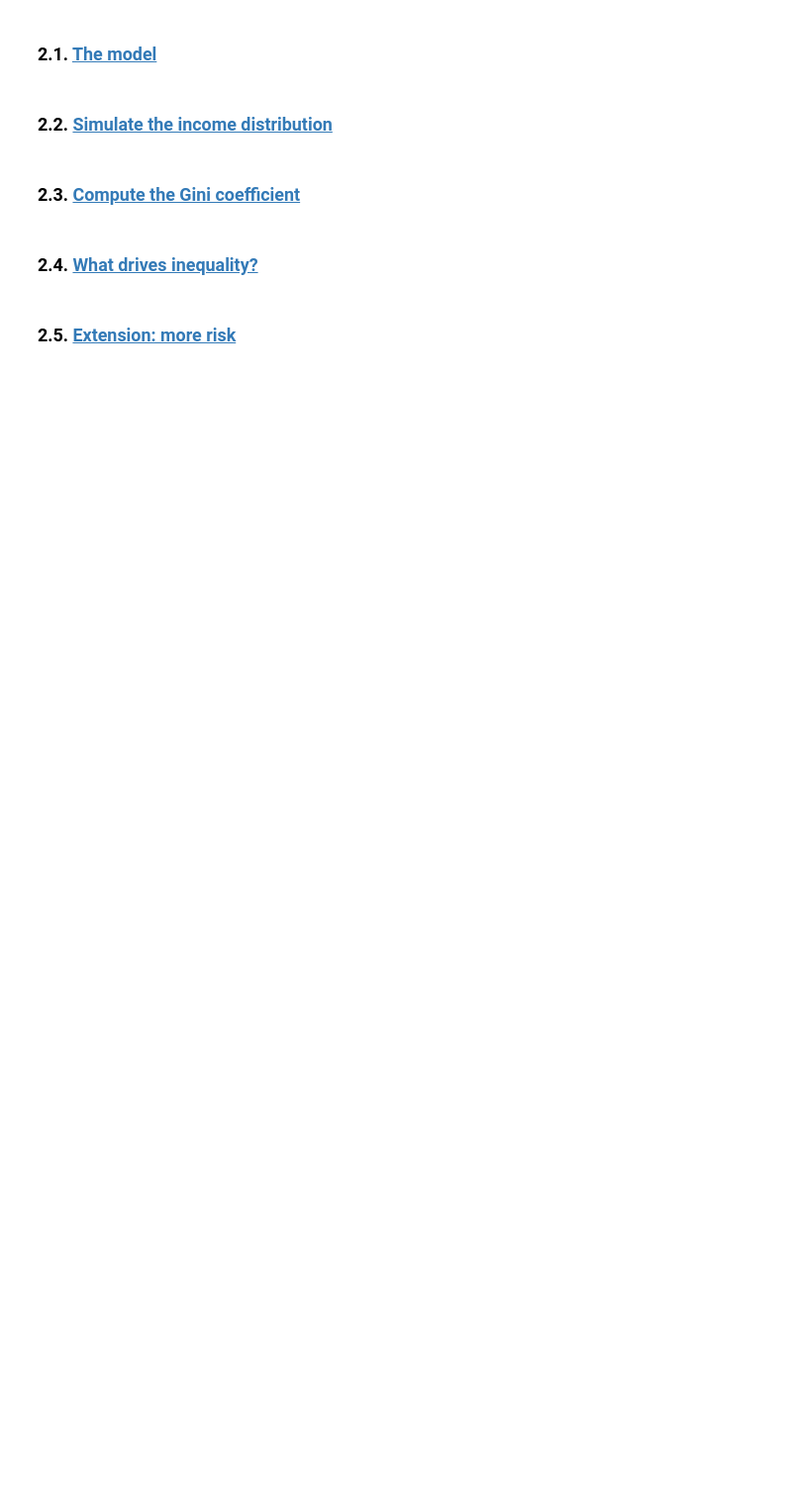
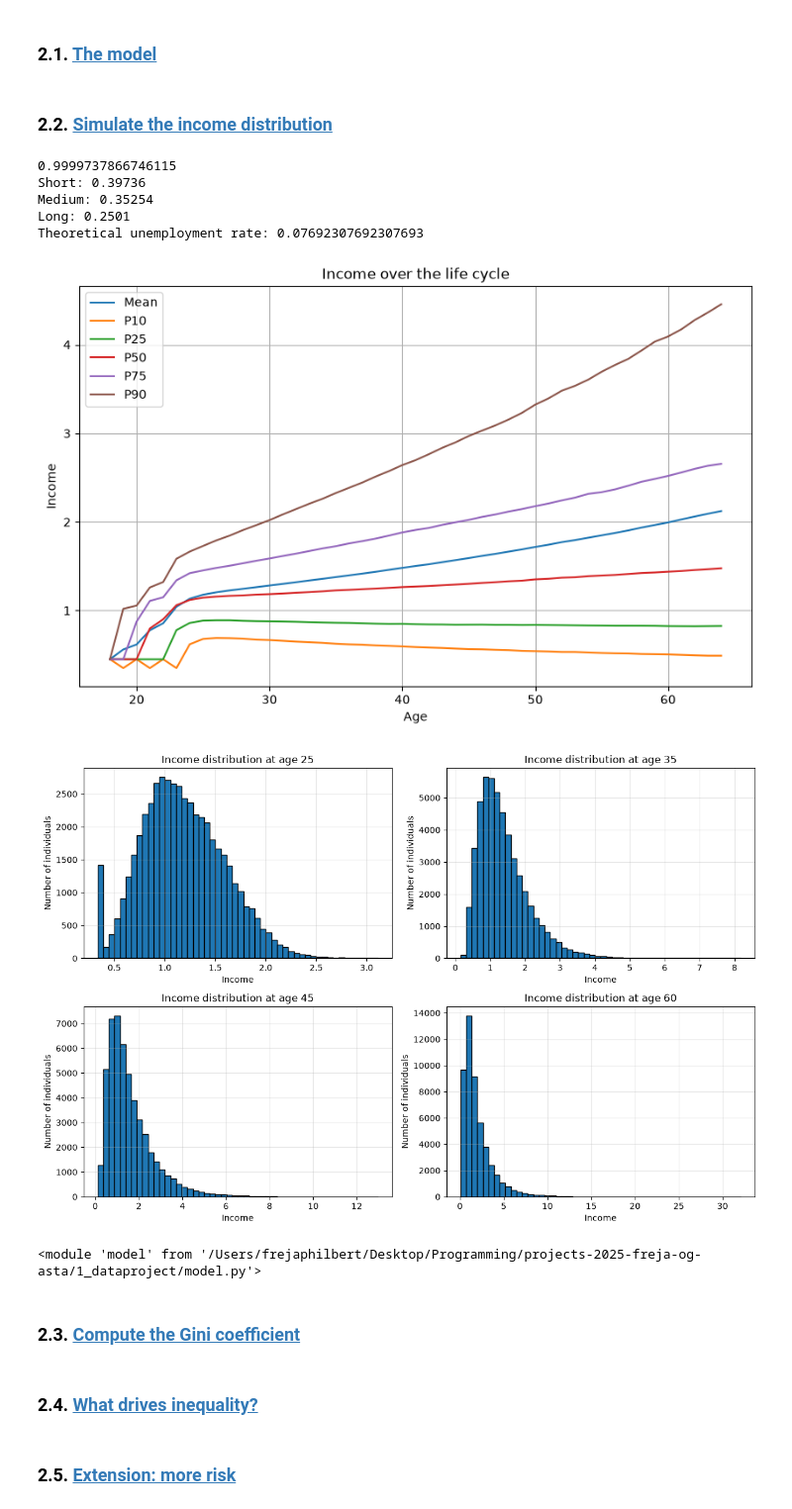
Before and after one commit to NumEconCopenhagen/projects-2025-freja-og-asta, a Jupyter notebook: 1_dataproject/Dataprojectnew.ipynb, the cells around one changed output. Shown at 99% size. Drawn from its saved outputs; the diff is of its cells as text; code cells hidden in the pictures; blank space fills up the shorter version.

```diff
--- a/1_dataproject/Dataprojectnew.ipynb
+++ b/1_dataproject/Dataprojectnew.ipynb
@@ -37,6 +51,20 @@ from dstapi import DstApi
 ### 2.1. <a id='toc1_1_'></a>[The model](#toc2_1_)
 # %% [markdown]
 ### 2.2. <a id='toc1_1_'></a>[Simulate the income distribution](#toc2_2_)
+# %%
+import importlib
+import model
+
+importlib.reload(model)
+# %% [output]
+0.9999737866746115
+Short: 0.39736
+Medium: 0.35254
+Long: 0.2501
+Theoretical unemployment rate: 0.07692307692307693
+[figure, added]
+[figure, added]
+<module 'model' from '/Users/frejaphilbert/Desktop/Programming/projects-2025-freja-og-asta/1_dataproject/model.py'>
 # %% [markdown]
 ### 2.3. <a id='toc1_1_'></a>[Compute the Gini coefficient](#toc2_3_)
 # %% [markdown]
```
Also changed, not shown: parts of 4 cells of this notebook, 1 other file.
